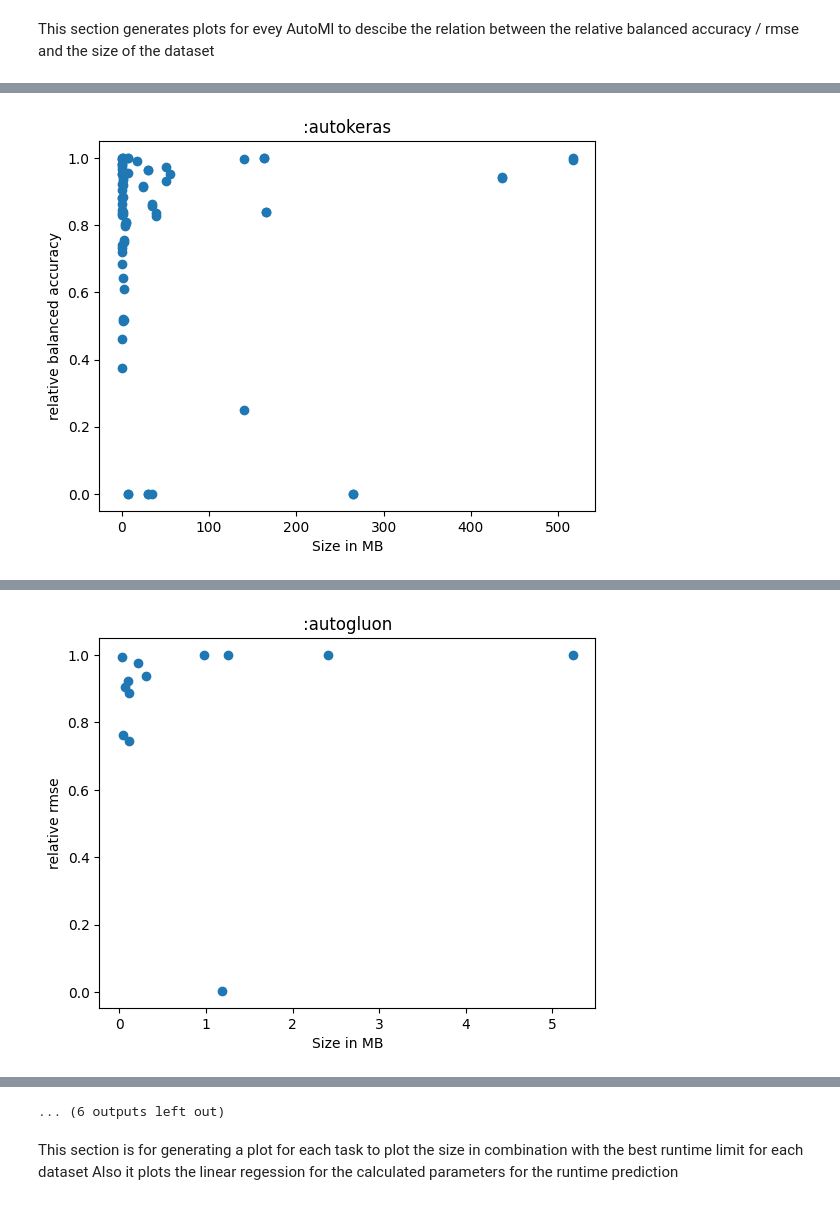
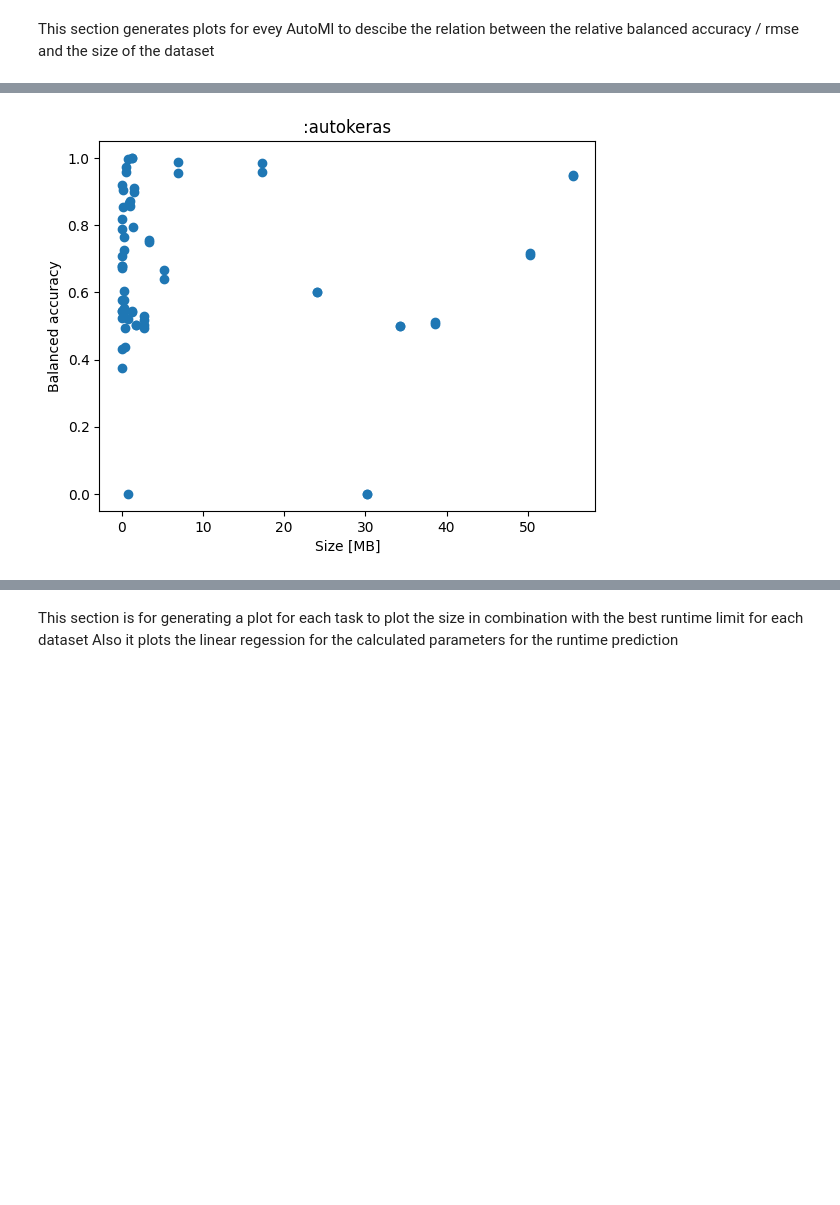
Before and after one commit to hochschule-darmstadt/MetaAutoML, a Jupyter notebook: utils/MetaLearning/createPlots.ipynb, the cells around one changed output, grey strips where cells are left out. Saved outputs shown, nothing was run; the diff lists cells and outputs as text; code cells hidden in the pictures; blank space fills up the shorter version.

```diff
--- a/utils/MetaLearning/createPlots.ipynb
+++ b/utils/MetaLearning/createPlots.ipynb
@@ -71,0 +130,21 @@ for group in groups:
+# %%
+binary = ["airlines.csv", "KDDCup09_appetency.csv", "electricity.csv", "bank-marketing.csv", "Amazon_employee_access.csv", "eeg-eye-state.csv", "jm1.csv", "SpeedDating.csv", "mushroom.csv", "christine.csv", "phoneme.csv", "Bioresponse.csv", "kr-vs-kp.csv", "kc1.csv", "pc4.csv", "profb.csv", "credit-approval.csv", "breast-w.csv"]
+mulitclass = ["jannis.csv", "shuttle.csv", "tamilnadu-electricity.csv", "letter.csv", "gas-drift.csv", "har.csv", "artificial-characters.csv", "optdigits.csv", "waveform-5000.csv", "splice.csv", "car.csv", "one-hundred-plants-margin.csv", "vehicle.csv", "eucalyptus.csv", "soybean.csv", "LED-display-domain-7digit.csv"]
+
+groups_dataset = df.groupby(["dataset_name"])
+
+for group in groups:
+    automls = group[1].groupby(["AutoML_solution"])
+    unique_names = group[1]["dataset_name"].unique()
+    colors = np.random.rand(len(set(unique_names)), 3)
+    for automl in automls:
+        if automl[1]["task"].unique()[0] == ":tabular_classification":
+            data_binary = automl[1][automl[1]["runtime_limit"].isin([60, 240]) & automl[1]["dataset_name"].isin(binary)]
+            data_multiclass = automl[1][automl[1]["runtime_limit"].isin([60, 240]) & automl[1]["dataset_name"].isin(mulitclass)]
+            plt.scatter(data_binary["dataset_size_in_mb"], data_binary["relative_:balanced_accuracy"], color='blue', label='Binary')
+            plt.scatter(data_multiclass["dataset_size_in_mb"], data_multiclass["relative_:balanced_accuracy"], color='green', label='Multiclass')
+            automl[1]["AutoML_solution"].unique()[0],"Size [MB]", "Relative balanced accuracy","Datasetname"
+            plt.xlabel("Size [MB]")
+            plt.ylabel("Relative balanced accuracy")
+            plt.title(automl[1]["AutoML_solution"].unique()[0])
+            plt.show()
@@ -77,18 +205,18 @@ for group in groups:
     colors = np.random.rand(len(set(unique_names)), 3)
     for automl in automls:
         if automl[1]["task"].unique()[0] == ":tabular_classification":
-            data = automl[1][automl[1]["runtime_limit"] == 60]
-            plt.scatter(data["dataset_size_in_mb"], data["relative_"+ measure_classification])
-            automl[1]["AutoML_solution"].unique()[0],"Size in MB", "relative balanced accuracy score","Datasetname"
-            plt.xlabel("Size in MB")
-            plt.ylabel("relative balanced accuracy")
+            data = automl[1][automl[1]["runtime_limit"].isin([60, 240])]
+            plt.scatter(data["dataset_size_in_mb"], data[":balanced_accuracy"])
+            automl[1]["AutoML_solution"].unique()[0],"Size [MB]", "Balanced accuracy","Datasetname"
+            plt.xlabel("Size [MB]")
+            plt.ylabel("Balanced accuracy")
             plt.title(automl[1]["AutoML_solution"].unique()[0])
             plt.show()
-        else:
-            data = automl[1][automl[1]["runtime_limit"] == 60]
-            plt.scatter(data["dataset_size_in_mb"], data["relative_" + measure_regression])
-            plt.xlabel("Size in MB")
-            plt.ylabel("relative rmse")
-            plt.title(automl[1]["AutoML_solution"].unique()[0])
-            plt.show()
+        #else:
+        #    data = automl[1][automl[1]["runtime_limit"] == 60]
+        #    plt.scatter(data["dataset_size_in_mb"], data["relative_" + measure_regression])
+        #    plt.xlabel("Size in MB")
+        #    plt.ylabel("relative rmse")
+        #    plt.title(automl[1]["AutoML_solution"].unique()[0])
+        #    plt.show()
 # %% [output]
@@ -96 +224 @@ for group in groups:
-[figure, old version]
+[figure, new version]
@@ -104 +231,0 @@ for group in groups:
-[figure, removed]
@@ -107,4 +232,3 @@ for group in groups:
-... (6 outputs left out)
 # %% [markdown]
 This section is for generating a plot for each task to plot the size in combination with the best runtime limit for each dataset
 Also it plots the linear regession for the calculated parameters for the runtime prediction
```
Also changed, not shown: parts of 12 cells of this notebook, 8 other files.
